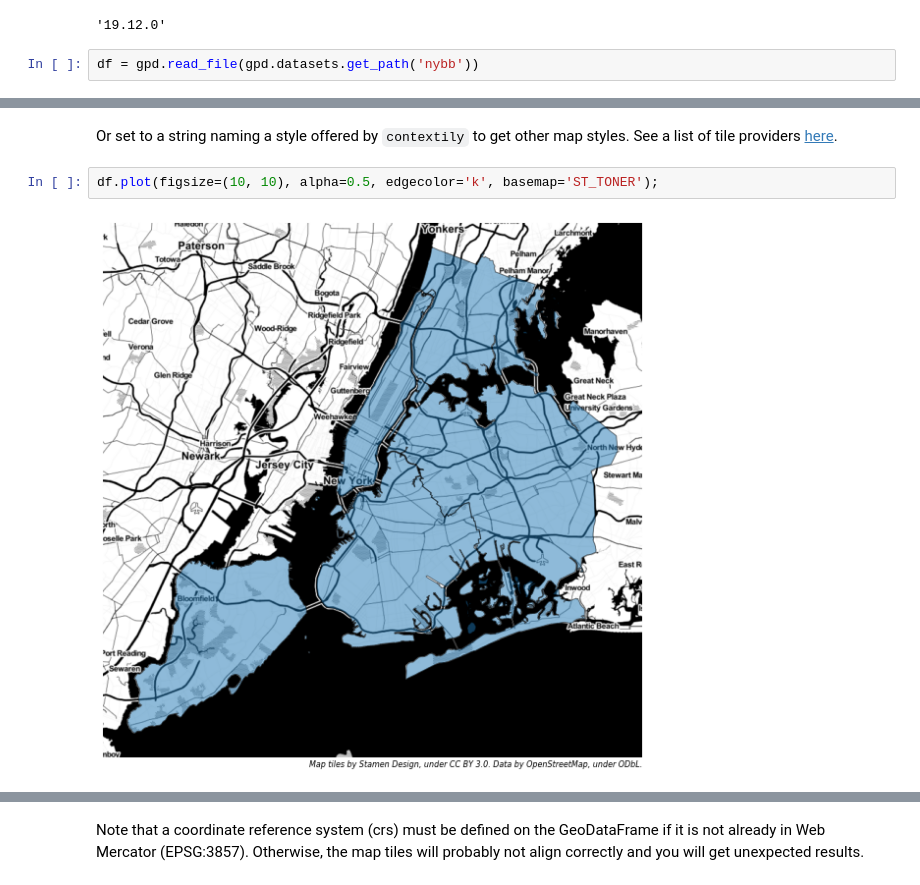
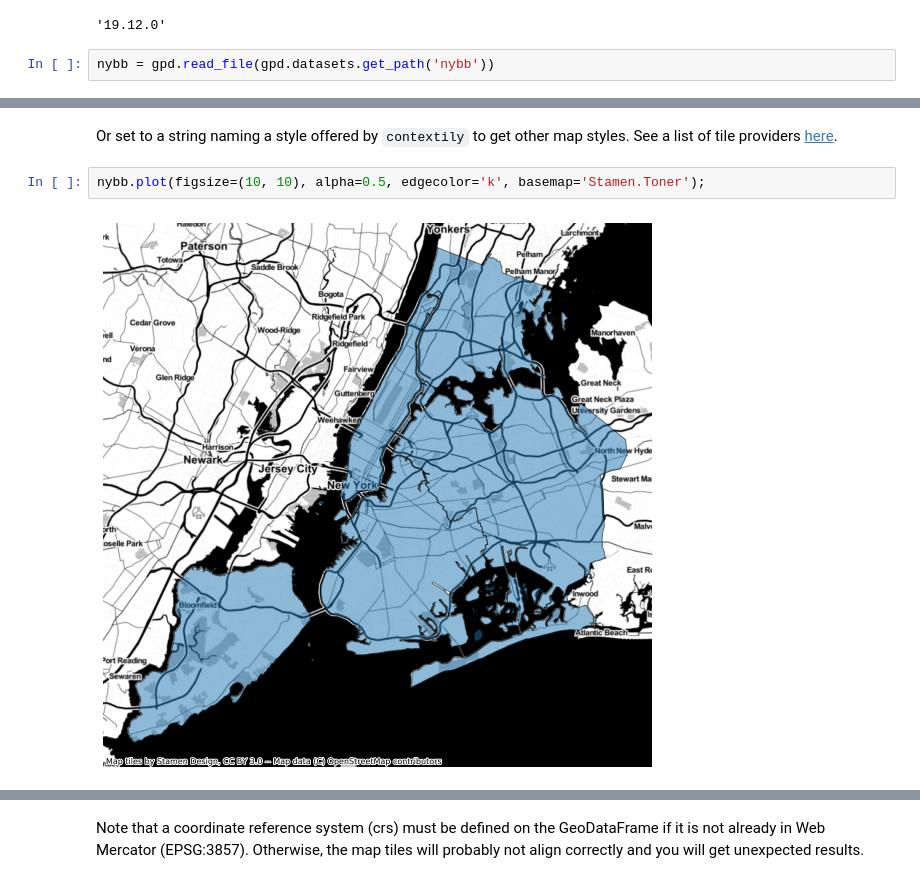
Before and after one commit to jpn--/mapped, a Jupyter notebook: examples/example-basemap.ipynb, the cells around one changed output, grey strips where cells are left out. Drawn from its saved outputs; the diff is of its cells as text.

Commit message:
update basemap example

```diff
--- a/examples/example-basemap.ipynb
+++ b/examples/example-basemap.ipynb
@@ -9,5 +9,5 @@ mapped.__version__
 # %% [output]
 '19.12.0'
 # %%
-df = gpd.read_file(gpd.datasets.get_path('nybb'))
+nybb = gpd.read_file(gpd.datasets.get_path('nybb'))
 # %% [markdown]
@@ -22,9 +24,9 @@ df.plot(figsize=(10, 10), alpha=0.5, edgecolor='k', basemap=True);
 # %% [markdown]
 Or set to a string naming a style offered by `contextily` to get other map styles.
 See a list of tile providers
-[here](https://github.com/darribas/contextily/blob/master/contextily/tile_providers.py).
+[here](https://github.com/darribas/contextily/blob/master/contextily/_providers.py).
 # %%
-df.plot(figsize=(10, 10), alpha=0.5, edgecolor='k', basemap='ST_TONER');
+nybb.plot(figsize=(10, 10), alpha=0.5, edgecolor='k', basemap='Stamen.Toner');
 # %% [output]
-[figure, old version]
+[figure, new version]
 # %%
```
Also changed, not shown: parts of 12 cells of this notebook.
